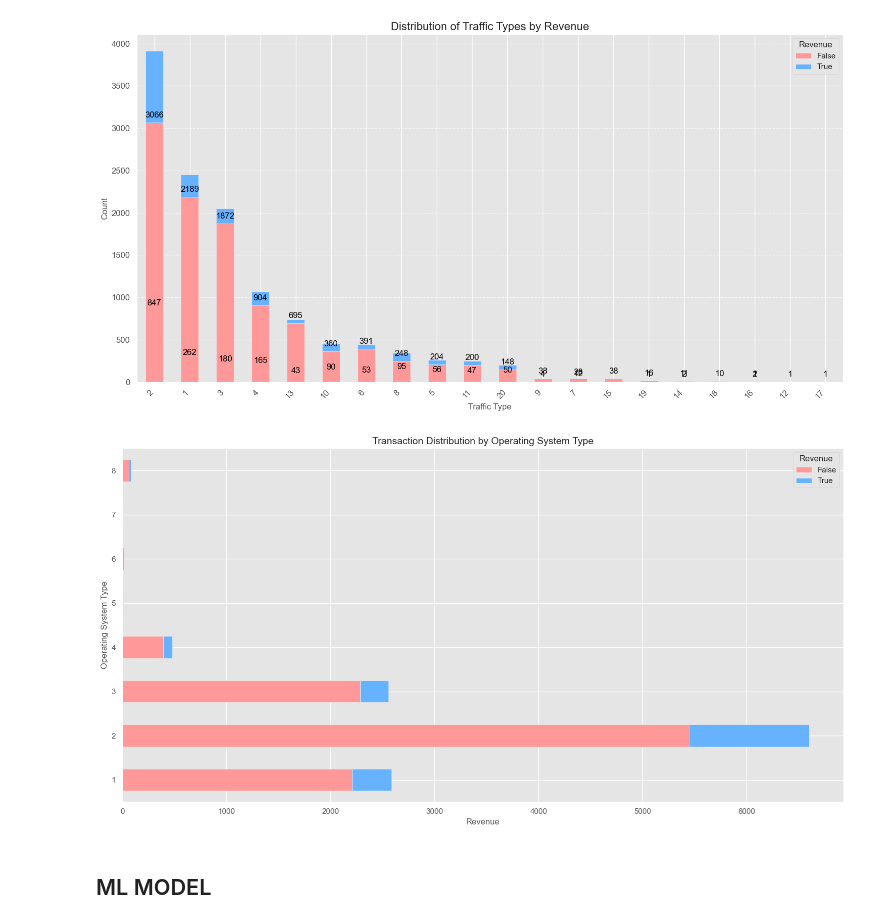
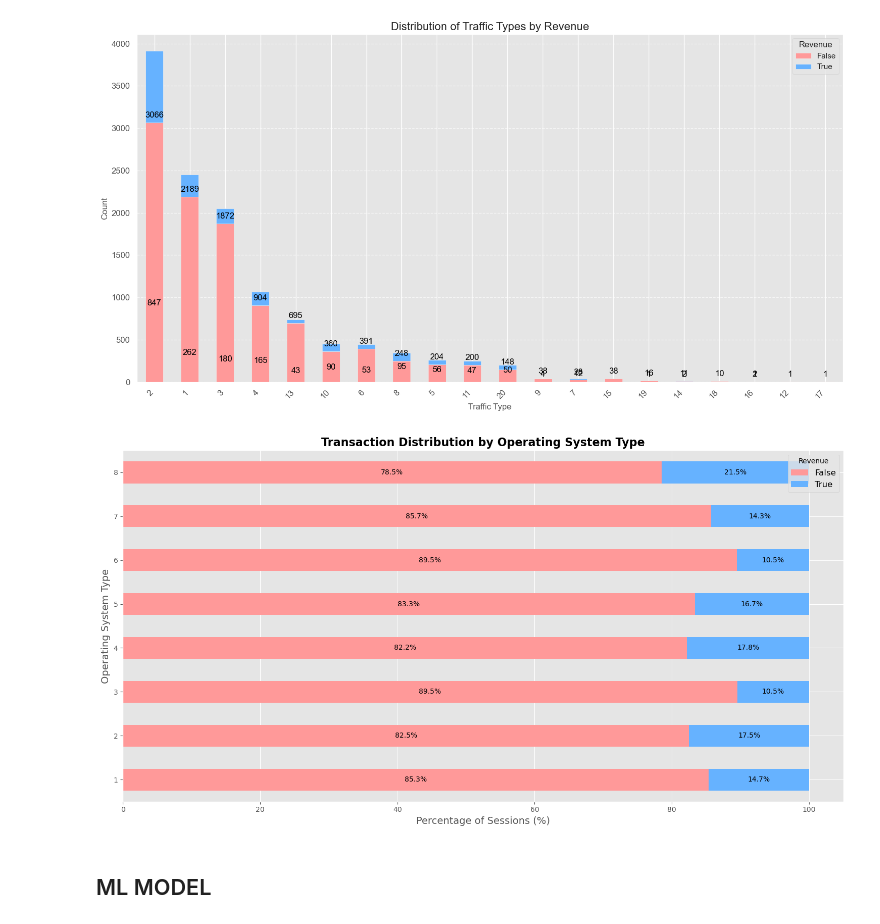
Before and after one commit to NonakaVal/sales_forecasting_model-, a Jupyter notebook: main.ipynb, the cells around one changed output. Cells and saved outputs as stored; diff of their text form; code cells hidden in the pictures.

```diff
--- a/main.ipynb
+++ b/main.ipynb
@@ -317,24 +317,36 @@ plt.tight_layout()
 plt.show()
 # %% [output]
 [figure]
-# %%
-# Transaction Distribution by Operating System Type
-# Aggregate and sort DataFrame
-TrafficType_df = df[['TrafficType']].value_counts().reset_index(name='count')
-TrafficType_df.columns = ['TrafficType', 'count']
-TrafficType_df = TrafficType_df.sort_values(by='count', ascending=False)  # Sort by count
-
-# Create horizontal stacked bar chart
-contingency_table = pd.crosstab(df['OperatingSystems'], df['Revenue'])
-fig, ax = plt.subplots(figsize=(15, 8))
-contingency_table.plot(kind='barh', stacked=True, color=plot_settings['bar_colors'],  ax=ax)
-plt.title('Transaction Distribution by Operating System Type', fontsize=14)
-plt.xlabel('Revenue', fontsize=12)
-plt.ylabel('Operating System Type', fontsize=12)
-plt.tight_layout()
-plt.show()
-# %% [output]
-[figure, removed]
+# %%
+# Create horizontal stacked bar chart for Transaction Distribution by Operating System Type
+contingency_table = pd.crosstab(df['OperatingSystems'], df['Revenue'])
+
+# Calculate percentage proportions for each category within OperatingSystems
+contingency_table_percent = contingency_table.div(contingency_table.sum(axis=1), axis=0) * 100
+
+fig, ax = plt.subplots(figsize=(15, 8))
+contingency_table_percent.plot(kind='barh', stacked=True, color=plot_settings['bar_colors'], ax=ax)
+
+# Add title and labels
+plt.title('Transaction Distribution by Operating System Type', fontsize=16, fontweight='bold')
+plt.xlabel('Percentage of Sessions (%)', fontsize=14)
+plt.ylabel('Operating System Type', fontsize=14)
+
+# Add legend and adjust layout
+plt.legend(title='Revenue', loc='upper right', fontsize=12)
+plt.tight_layout()
+
+# Annotate the bars with percentage proportions
+for i, (index, row) in enumerate(contingency_table_percent.iterrows()):
+    cumulative_sum = 0
+    for j, (category, value) in enumerate(row.items()):
+        if value > 0:
+            ax.text(cumulative_sum + value / 2, i, f'{value:.1f}%', va='center', ha='center', fontsize=10, color='black')
+        cumulative_sum += value
+plt.savefig('Transaction Distribution by Operating System Type.png', dpi=300)
+plt.show()
+# %% [output]
+[figure, added]
 # %% [markdown]
 ## ML MODEL
 # %%
```
Also changed, not shown: parts of 35 cells of this notebook, 6 other files.
